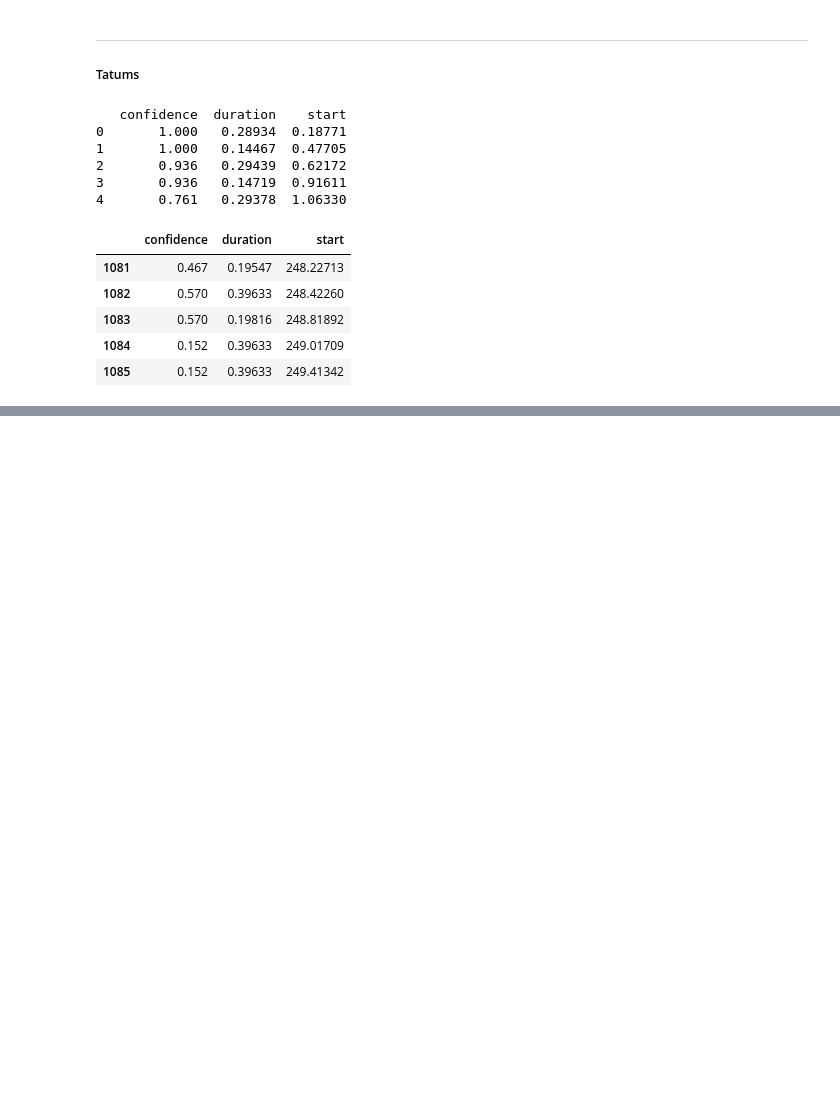
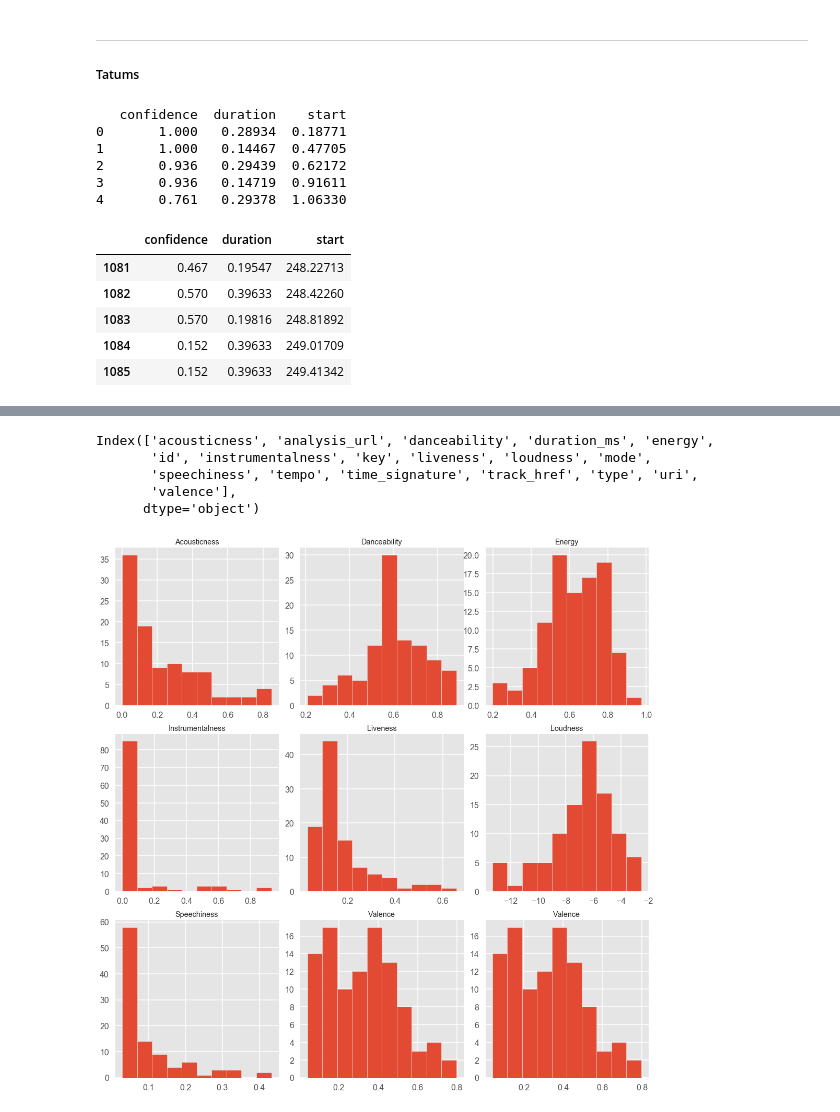
Before and after one commit to Chief-Dom/Spotify_FTB, a Jupyter notebook: api_architecture.ipynb, the cells around one changed output, grey strips where cells are left out. Saved outputs shown, nothing was run; the diff lists cells and outputs as text; code cells hidden in the pictures; blank space fills up the shorter version.

Commit message:
finished get_track_features(id_list)

```diff
--- a/api_architecture.ipynb
+++ b/api_architecture.ipynb
@@ -156,12 +161,12 @@ tmp_2
 | uri | 2020-06-11T18:43:32Z | spotify:user: | False | None | spotify:track:2FUl7D9C2AQyPeQbfrR5BA | NaN |
 | url | 2020-06-11T18:43:32Z | NaN | False | None | NaN | NaN |
 # %%
-df = pd.DataFrame(columns=['song name', 'song id'])
+song_df = pd.DataFrame(columns=['song name', 'song id'])
 i = 0
 for track in results:
     var_1 = track['track']['name']
     var_2 = track['track']['id']
     # Will eventually also need to store artists - artist_related_artists(artist_id)
-    df.loc[i] = [var_1, var_2]
+    song_df.loc[i] = [var_1, var_2]
     i = i+1
 # %%
@@ -340,0 +337,6 @@ ValueError: Shape of passed values is (5, 135), indices imply (5, 5)
+# %%
+song_id_list = song_df['song id'].values
+# %%
+featured = sp.audio_features(song_id_list)
+featured = pd.DataFrame(featured)
+featured
@@ -340,0 +362,54 @@ ValueError: Shape of passed values is (5, 135), indices imply (5, 5)
+# %%
+featured.columns
+# %% [output]
+Index(['acousticness', 'analysis_url', 'danceability', 'duration_ms', 'energy',
+       'id', 'instrumentalness', 'key', 'liveness', 'loudness', 'mode',
+       'speechiness', 'tempo', 'time_signature', 'track_href', 'type', 'uri',
+       'valence'],
+      dtype='object')
+# %%
+# The reference for this styling:
+# https://medium.com/@andykashyap/top-5-tricks-to-make-plots-look-better-9f6e687c1e08
+style.use('seaborn-poster')
+style.use('ggplot')
+# %%
+fig1, axs= plt.subplots(figsize=(15,15),nrows=3, ncols=3)
+
+axs[0, 0].hist(featured['acousticness'])
+axs[0, 0].set_title("Acousticness")
+
+
+axs[0,1].hist(featured['danceability'])
+axs[0,1].set_title('Danceability')
+
+
+axs[0, 2].hist(featured['energy'])
+axs[0, 2].set_title('Energy')
+
+
+axs[1,0].hist(featured['instrumentalness'])
+axs[1,0].set_title('Instrumentalness')
+
+
+axs[1, 1].hist(featured['liveness'])
+axs[1, 1].set_title('Liveness')
+
+
+axs[1,2].hist(featured['loudness'])
+axs[1,2].set_title('Loudness')
+
+
+axs[2, 0].hist(featured['speechiness'])
+axs[2, 0].set_title('Speechiness')
+
+
+axs[2,1].hist(featured['valence'])
+axs[2,1].set_title('Valence')
+
+axs[2,2].hist(featured['valence'])
+axs[2,2].set_title('Valence')
+
+
+plt.tight_layout()
+# %% [output]
+[figure, added]
```
Also changed, not shown: parts of 18 cells of this notebook, 1 other file.
